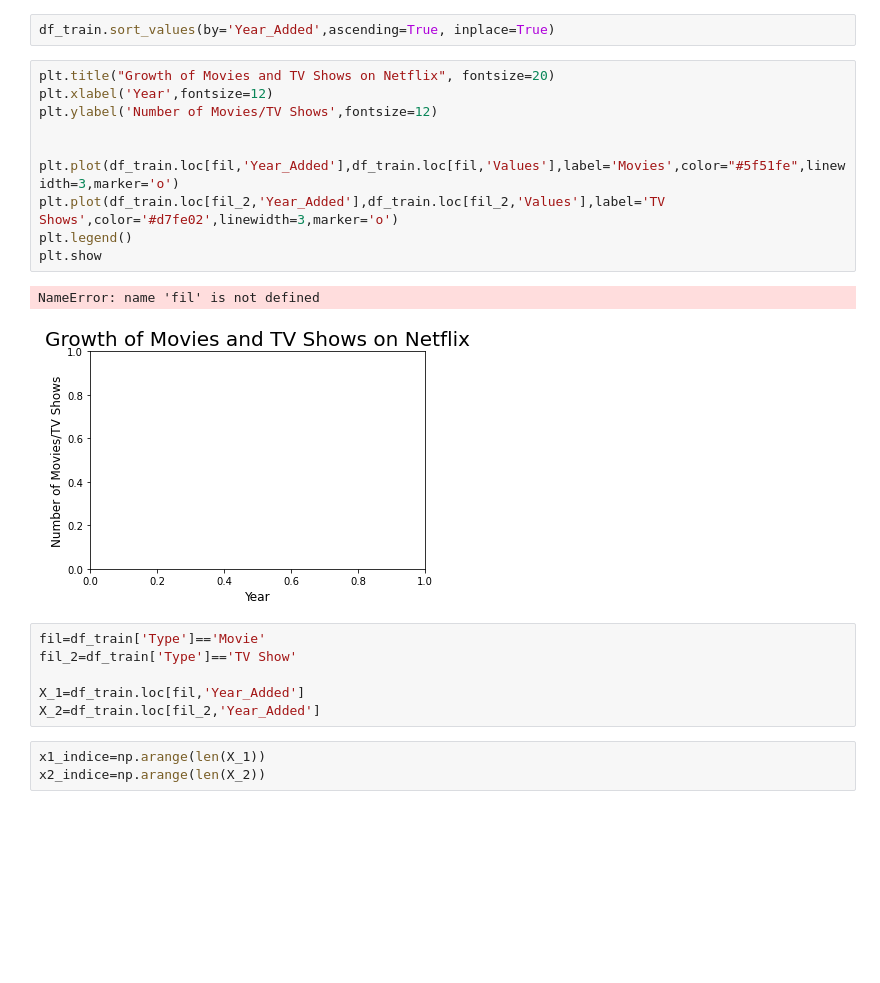
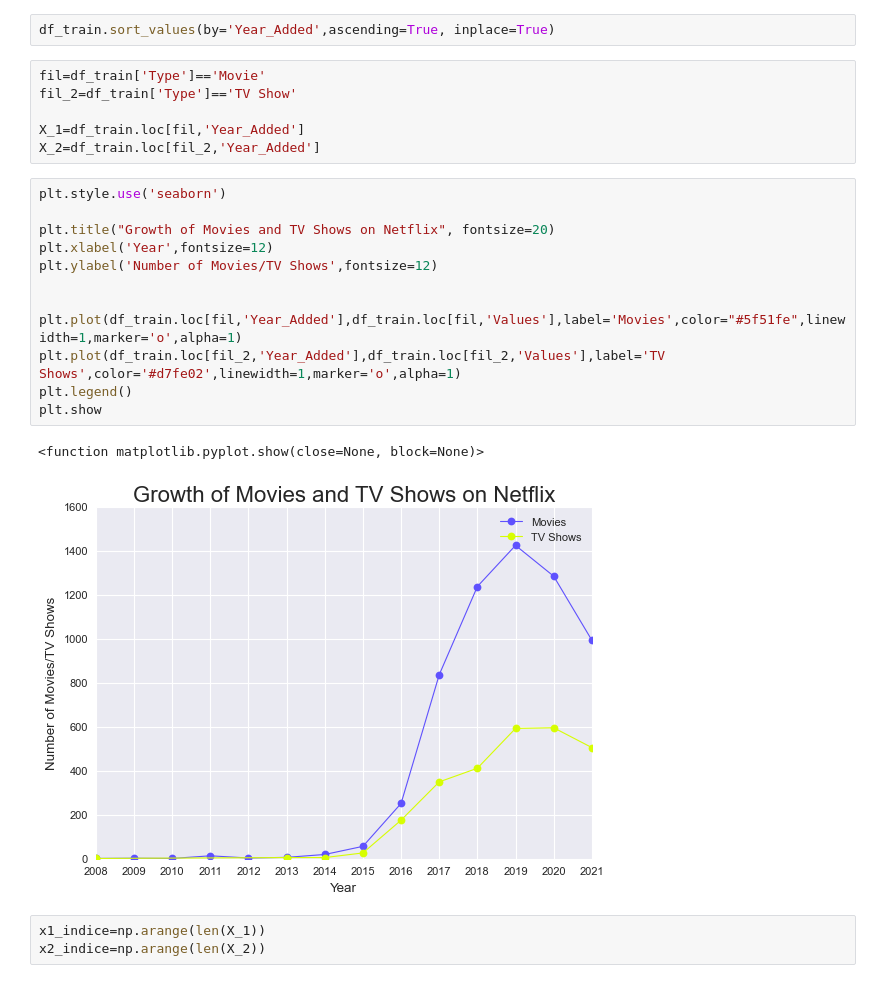
Before and after one commit to g-st180/Netflix_EDA, a Jupyter notebook: Netflix_Data.ipynb, the cells around one changed output. Saved outputs shown, nothing was run; the diff lists cells and outputs as text; blank space fills up the shorter version.

Commit message:
Added Plots in Duration

```diff
--- a/Netflix_Data.ipynb
+++ b/Netflix_Data.ipynb
@@ -167,25 +167,27 @@ df_train
 | 23 | TV Show | 2008 | 1 |
 # %%
 df_train.sort_values(by='Year_Added',ascending=True, inplace=True)
-# %%
-plt.title("Growth of Movies and TV Shows on Netflix", fontsize=20)
-plt.xlabel('Year',fontsize=12)
-plt.ylabel('Number of Movies/TV Shows',fontsize=12)
-
-
-plt.plot(df_train.loc[fil,'Year_Added'],df_train.loc[fil,'Values'],label='Movies',color="#5f51fe",linewidth=3,marker='o')
-plt.plot(df_train.loc[fil_2,'Year_Added'],df_train.loc[fil_2,'Values'],label='TV Shows',color='#d7fe02',linewidth=3,marker='o')
-plt.legend()
-plt.show
-# %% [output]
-NameError: name 'fil' is not defined
-[figure, old version]
 # %%
 fil=df_train['Type']=='Movie'
 fil_2=df_train['Type']=='TV Show'
 
 X_1=df_train.loc[fil,'Year_Added']
 X_2=df_train.loc[fil_2,'Year_Added']
+# %%
+plt.style.use('seaborn')
+
+plt.title("Growth of Movies and TV Shows on Netflix", fontsize=20)
+plt.xlabel('Year',fontsize=12)
+plt.ylabel('Number of Movies/TV Shows',fontsize=12)
+
+
+plt.plot(df_train.loc[fil,'Year_Added'],df_train.loc[fil,'Values'],label='Movies',color="#5f51fe",linewidth=1,marker='o',alpha=1)
+plt.plot(df_train.loc[fil_2,'Year_Added'],df_train.loc[fil_2,'Values'],label='TV Shows',color='#d7fe02',linewidth=1,marker='o',alpha=1)
+plt.legend()
+plt.show
+# %% [output]
+<function matplotlib.pyplot.show(close=None, block=None)>
+[figure, new version]
 # %%
 x1_indice=np.arange(len(X_1))
 x2_indice=np.arange(len(X_2))
```
Also changed, not shown: parts of 25 cells of this notebook.
